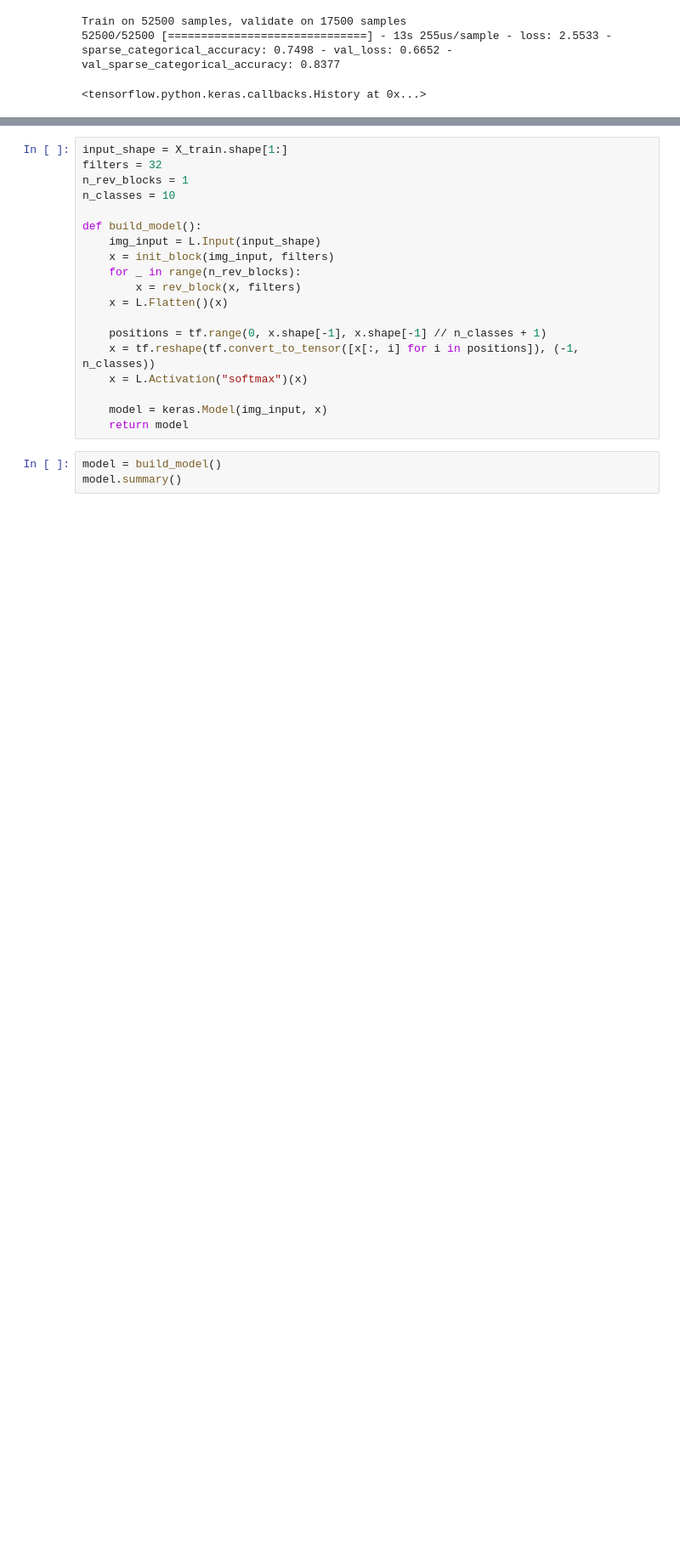
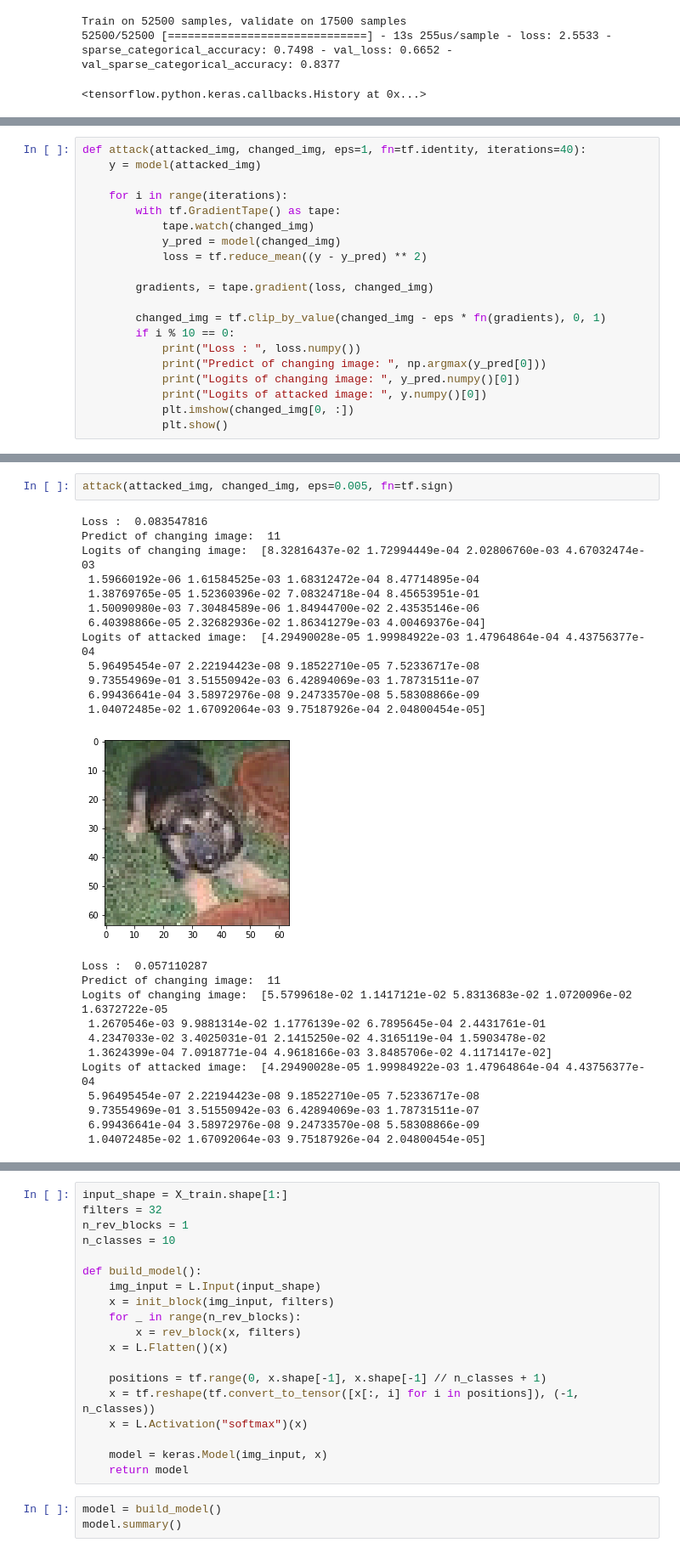
Before and after one commit to sava-stepurin/graduate_work, a Jupyter notebook: RevNet/simple_RevNet.ipynb, the cells around one changed output, grey strips where cells are left out. Shown at 85% size. Drawn from its saved outputs; the diff is of its cells as text; blank space fills up the shorter version.

```diff
--- a/RevNet/simple_RevNet.ipynb
+++ b/RevNet/simple_RevNet.ipynb
@@ -607,0 +1038,20 @@ Train on 52500 samples, validate on 17500 samples
+# %%
+def attack(attacked_img, changed_img, eps=1, fn=tf.identity, iterations=40):
+    y = model(attacked_img)
+
+    for i in range(iterations):
+        with tf.GradientTape() as tape:
+            tape.watch(changed_img)
+            y_pred = model(changed_img)
+            loss = tf.reduce_mean((y - y_pred) ** 2)
+
+        gradients, = tape.gradient(loss, changed_img)
+
+        changed_img = tf.clip_by_value(changed_img - eps * fn(gradients), 0, 1)
+        if i % 10 == 0:
+            print("Loss : ", loss.numpy())
+            print("Predict of changing image: ", np.argmax(y_pred[0]))
+            print("Logits of changing image: ", y_pred.numpy()[0])
+            print("Logits of attacked image: ", y.numpy()[0])
+            plt.imshow(changed_img[0, :])
+            plt.show()
@@ -607,0 +1079,27 @@ Train on 52500 samples, validate on 17500 samples
+# %%
+attack(attacked_img, changed_img, eps=0.005, fn=tf.sign)
+# %% [output]
+Loss :  0.083547816
+Predict of changing image:  11
+Logits of changing image:  [8.32816437e-02 1.72994449e-04 2.02806760e-03 4.67032474e-03
+ 1.59660192e-06 1.61584525e-03 1.68312472e-04 8.47714895e-04
+ 1.38769765e-05 1.52360396e-02 7.08324718e-04 8.45653951e-01
+ 1.50090980e-03 7.30484589e-06 1.84944700e-02 2.43535146e-06
+ 6.40398866e-05 2.32682936e-02 1.86341279e-03 4.00469376e-04]
+Logits of attacked image:  [4.29490028e-05 1.99984922e-03 1.47964864e-04 4.43756377e-04
+ 5.96495454e-07 2.22194423e-08 9.18522710e-05 7.52336717e-08
+ 9.73554969e-01 3.51550942e-03 6.42894069e-03 1.78731511e-07
+ 6.99436641e-04 3.58972976e-08 9.24733570e-08 5.58308866e-09
+ 1.04072485e-02 1.67092064e-03 9.75187926e-04 2.04800454e-05]
+[figure, added]
+Loss :  0.057110287
+Predict of changing image:  11
+Logits of changing image:  [5.5799618e-02 1.1417121e-02 5.8313683e-02 1.0720096e-02 1.6372722e-05
+ 1.2670546e-03 9.9881314e-02 1.1776139e-02 6.7895645e-04 2.4431761e-01
+ 4.2347033e-02 3.4025031e-01 2.1415250e-02 4.3165119e-04 1.5903478e-02
+ 1.3624399e-04 7.0918771e-04 4.9618166e-03 3.8485706e-02 4.1171417e-02]
+Logits of attacked image:  [4.29490028e-05 1.99984922e-03 1.47964864e-04 4.43756377e-04
+ 5.96495454e-07 2.22194423e-08 9.18522710e-05 7.52336717e-08
+ 9.73554969e-01 3.51550942e-03 6.42894069e-03 1.78731511e-07
+ 6.99436641e-04 3.58972976e-08 9.24733570e-08 5.58308866e-09
+ 1.04072485e-02 1.67092064e-03 9.75187926e-04 2.04800454e-05]
```
Also changed, not shown: parts of 36 cells of this notebook.
